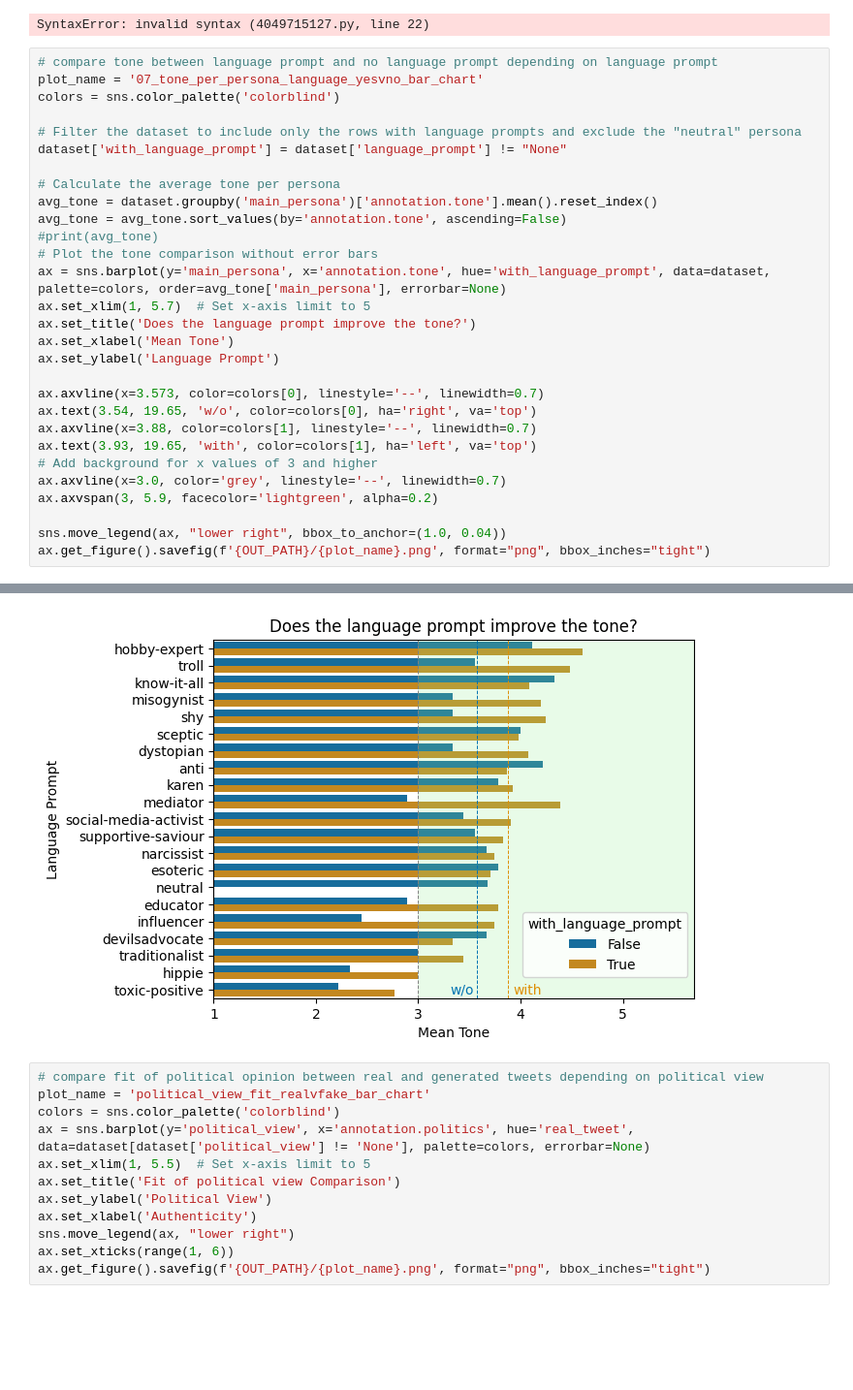
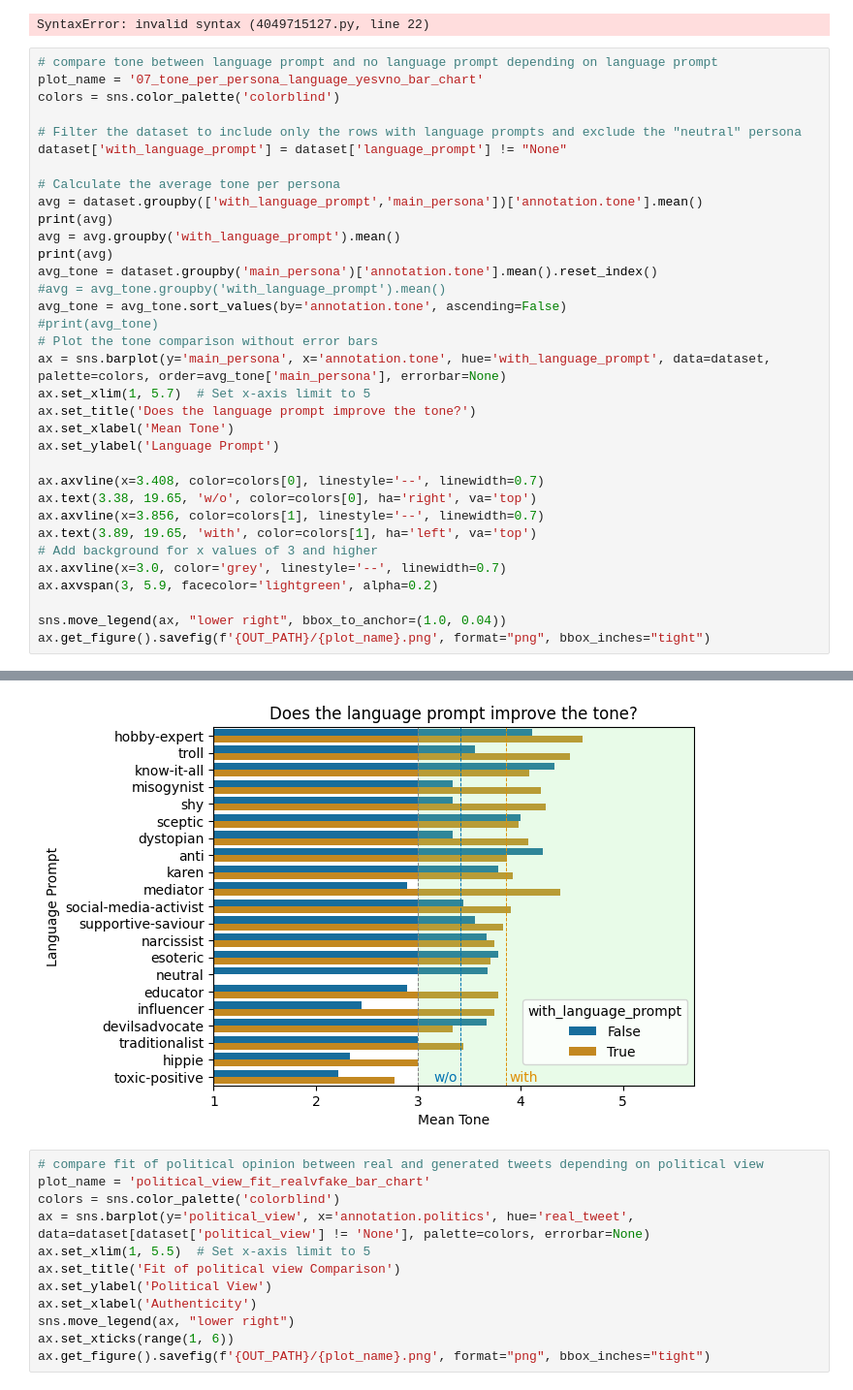
Before and after one commit to JanSt-nobot/TWON-Agents-RCS, a Jupyter notebook: experiments/RCS/0.1-Data-Processing.ipynb, the cells around one changed output, grey strips where cells are left out. Shown: that part at 97% size. Cells and saved outputs as stored; diff of their text form; blank space fills up the shorter version.

```diff
--- a/experiments/RCS/0.1-Data-Processing.ipynb
+++ b/experiments/RCS/0.1-Data-Processing.ipynb
@@ -392,7 +494,12 @@ colors = sns.color_palette('colorblind')
 dataset['with_language_prompt'] = dataset['language_prompt'] != "None"
 
 # Calculate the average tone per persona
+avg = dataset.groupby(['with_language_prompt','main_persona'])['annotation.tone'].mean()
+print(avg)
+avg = avg.groupby('with_language_prompt').mean()
+print(avg)
 avg_tone = dataset.groupby('main_persona')['annotation.tone'].mean().reset_index()
+#avg = avg_tone.groupby('with_language_prompt').mean()
 avg_tone = avg_tone.sort_values(by='annotation.tone', ascending=False)
 #print(avg_tone)
 # Plot the tone comparison without error bars
@@ -402,10 +509,10 @@ ax.set_title('Does the language prompt improve the tone?')
 ax.set_xlabel('Mean Tone')
 ax.set_ylabel('Language Prompt')
 
-ax.axvline(x=3.573, color=colors[0], linestyle='--', linewidth=0.7)
-ax.text(3.54, 19.65, 'w/o', color=colors[0], ha='right', va='top')
-ax.axvline(x=3.88, color=colors[1], linestyle='--', linewidth=0.7)
-ax.text(3.93, 19.65, 'with', color=colors[1], ha='left', va='top')
+ax.axvline(x=3.408, color=colors[0], linestyle='--', linewidth=0.7)
+ax.text(3.38, 19.65, 'w/o', color=colors[0], ha='right', va='top')
+ax.axvline(x=3.856, color=colors[1], linestyle='--', linewidth=0.7)
+ax.text(3.89, 19.65, 'with', color=colors[1], ha='left', va='top')
 # Add background for x values of 3 and higher
 ax.axvline(x=3.0, color='grey', linestyle='--', linewidth=0.7)
 ax.axvspan(3, 5.9, facecolor='lightgreen', alpha=0.2)
@@ -416,4 +540,4 @@ ax.get_figure().savefig(f'{OUT_PATH}/{plot_name}.png', format="png", bbox_inches
-[figure, old version]
+[figure, new version]
 # %%
 # compare fit of political opinion between real and generated tweets depending on political view
 plot_name = 'political_view_fit_realvfake_bar_chart'
```
Also changed, not shown: parts of 6 cells of this notebook, 5 other files.
